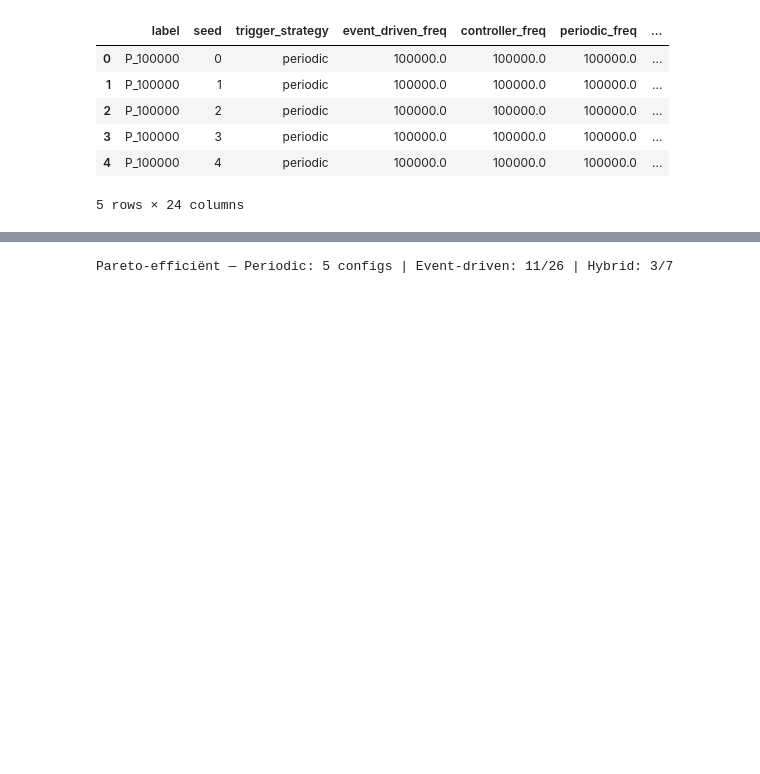
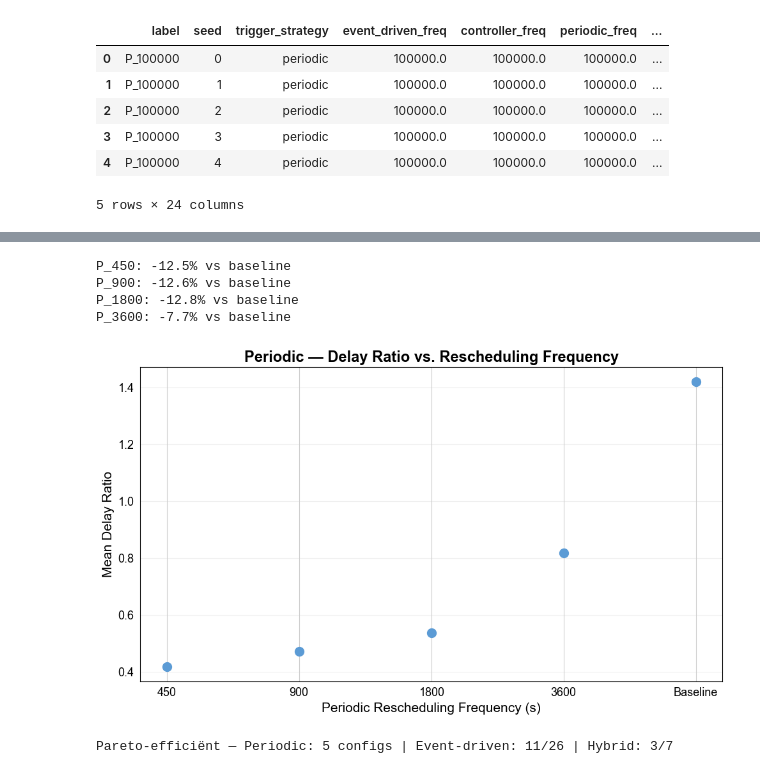
Before and after one commit to DauwDW/Thesis, a Jupyter notebook: notebooks/Analyse timing strategies.ipynb, the cells around one changed output, grey strips where cells are left out. Saved outputs shown, nothing was run; the diff lists cells and outputs as text; code cells hidden in the pictures; blank space fills up the shorter version.

```diff
--- a/notebooks/Analyse timing strategies.ipynb
+++ b/notebooks/Analyse timing strategies.ipynb
@@ -213,3 +189,64 @@ plt.show()
+# %%
+baseline_mean = raw_periodic[raw_periodic["periodic_freq"] == 100000]["TED_combined"].mean()
+
+for freq in [450, 900, 1800, 3600]:
+    mean_ted = raw_periodic[
+        (raw_periodic["periodic_freq"] == freq) &
+        (~raw_periodic["deadlock"])
+    ]["TED_combined"].mean()
+    pct_change = (mean_ted - baseline_mean) / baseline_mean * 100
+    print(f"P_{int(freq)}: {pct_change:+.1f}% vs baseline")
+# %% [output]
+P_450: -12.5% vs baseline
+P_900: -12.6% vs baseline
+P_1800: -12.8% vs baseline
+P_3600: -7.7% vs baseline
+# %%
+import matplotlib.pyplot as plt
+
+scatter_df = (
+    plot_df.groupby("label")
+    .agg(
+        mean_TED=("TED_combined", "mean"),
+        mean_DR=("delay_ratio", "mean")
+    )
+    .reset_index()
+)
+
+# Add baseline
+baseline_row = pd.DataFrame({
+    "label": ["Baseline"],
+    "mean_TED": [raw_periodic[raw_periodic["periodic_freq"] == 100000]["TED_combined"].mean()],
+    "mean_DR": [raw_periodic[raw_periodic["periodic_freq"] == 100000]["delay_ratio"].mean()]
+})
+scatter_df = pd.concat([scatter_df, baseline_row], ignore_index=True)
+
+# Clean x labels
+scatter_df["x_label"] = scatter_df["label"].str.replace("P_", "").replace("P_100000", "Baseline")
+
+# Order
+x_order = ["450", "900", "1800", "3600", "Baseline"]
+scatter_df["x_order"] = scatter_df["x_label"].map({v: i for i, v in enumerate(x_order)})
+scatter_df = scatter_df.sort_values("x_order")
+
+fig, ax = plt.subplots(figsize=(10, 6))
+
+ax.scatter(scatter_df["x_label"], scatter_df["mean_DR"],
+           color="#5B9BD5", s=100, zorder=3)
+
+ax.set_title("Periodic — Delay Ratio vs. Rescheduling Frequency", fontsize=17, fontweight="bold", color="black")
+ax.set_xlabel("Periodic Rescheduling Frequency (s)", fontsize=15, color="black")
+ax.set_ylabel("Mean Delay Ratio", fontsize=15, color="black")
+ax.tick_params(colors="black", labelsize=13)
+ax.spines["bottom"].set_color("black")
+ax.spines["top"].set_color("black")
+ax.spines["left"].set_color("black")
+ax.spines["right"].set_color("black")
+ax.grid(axis="y", alpha=0.3)
+plt.tight_layout()
+plt.show()
+# %% [output]
+[figure, added]
 # %%
 # ============================================================
 # HELPERS & AGGREGATIE voor TED vs. #Reschedules plots
```
Also changed, not shown: parts of 5 cells of this notebook.
